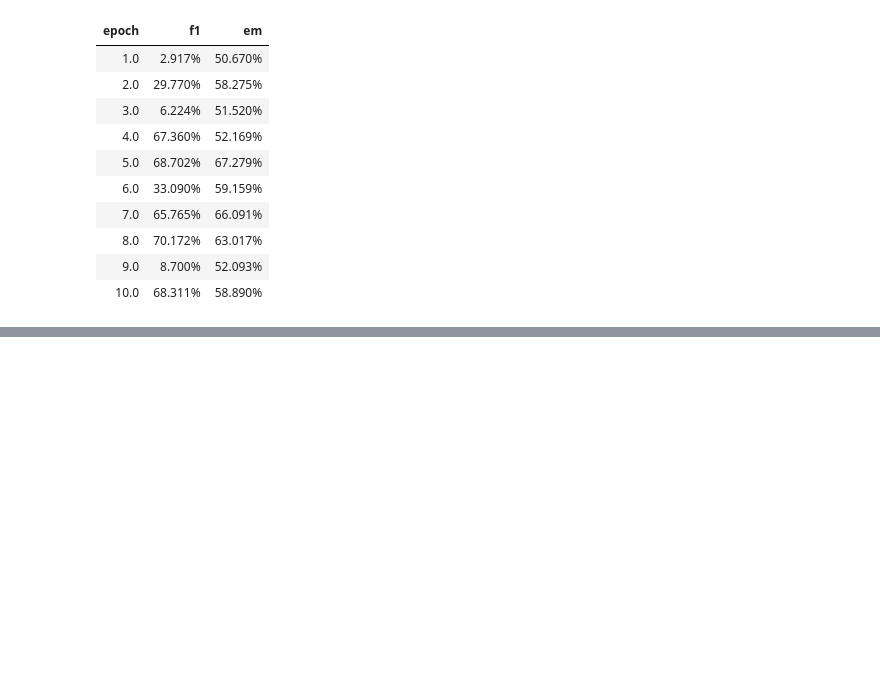
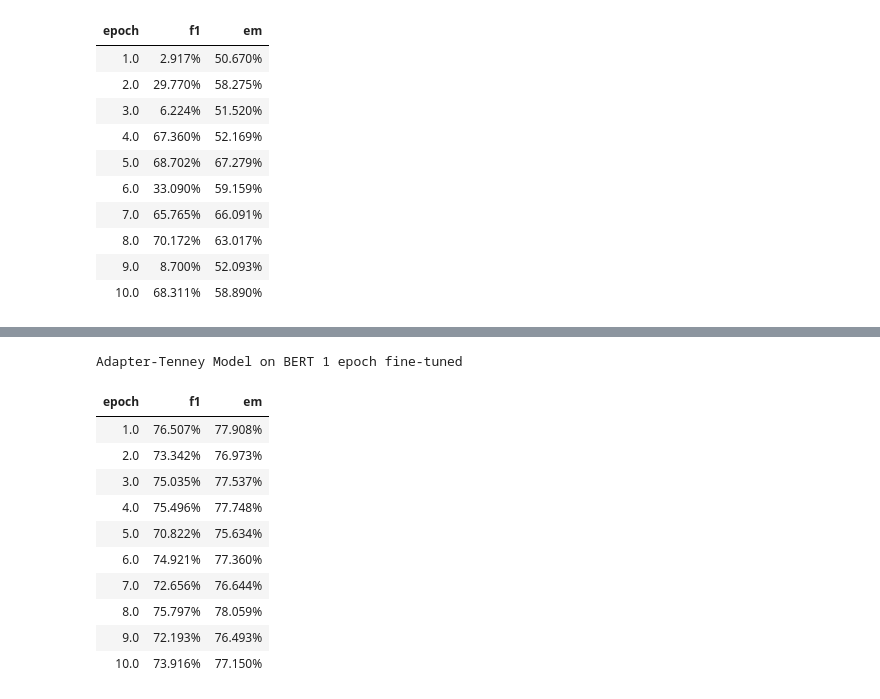
Before and after one commit to cbenge509/BERTVision, a Jupyter notebook: Example Performance Reporting.ipynb, the cells around one changed output, grey strips where cells are left out. Cells and saved outputs as stored; diff of their text form; code cells hidden in the pictures; blank space fills up the shorter version.

```diff
--- a/Example Performance Reporting.ipynb
+++ b/Example Performance Reporting.ipynb
@@ -222,3 +222,48 @@ kwargs = {'df': df,
 viz_bert_performance(**kwargs)
 # %% [output]
 [interactive output not drawn]
+# %%
+import pandas as pd
+from utils.training_utils import *
+
+df = pd.DataFrame({'epoch': {0: 1, 1: 2, 2: 3, 3: 4, 4: 5, 5: 6, 6: 7, 7: 8, 8: 9, 9: 10},
+ 'f1': {0: 0.7650694133452755,
+  1: 0.733424336973479,
+  2: 0.7503510249929795,
+  3: 0.7549619736598033,
+  4: 0.708219868885527,
+  5: 0.749206941593581,
+  6: 0.7265555665121782,
+  7: 0.7579671095419491,
+  8: 0.7219288632061374,
+  9: 0.7391596961830593},
+ 'em': {0: 0.7790785816558579,
+  1: 0.7697296386759875,
+  2: 0.7753726943485219,
+  3: 0.777478312136781,
+  4: 0.7563379095426598,
+  5: 0.7736039754063843,
+  6: 0.7664448749263034,
+  7: 0.7805946264634044,
+  8: 0.7649288301187569,
+  9: 0.7714983576181251}})
+# %%
+# Generate table output of F1 / EM performance per epoch
+kwargs = {'df': df,
+          'title': 'Adapter-Tenney Model on BERT 1 epoch fine-tuned',
+          'cmap': 'BuGn'}
+
+viz_table_scores(**kwargs)
+# %% [output]
+Adapter-Tenney Model on BERT 1 epoch fine-tuned
+| epoch | f1 | em |
+| 1.0 | 76.507% | 77.908% |
+| 2.0 | 73.342% | 76.973% |
+| 3.0 | 75.035% | 77.537% |
+| 4.0 | 75.496% | 77.748% |
+| 5.0 | 70.822% | 75.634% |
+| 6.0 | 74.921% | 77.360% |
+| 7.0 | 72.656% | 76.644% |
+| 8.0 | 75.797% | 78.059% |
+| 9.0 | 72.193% | 76.493% |
+| 10.0 | 73.916% | 77.150% |
```
Also changed, not shown: parts of 5 cells of this notebook, 9 other files.
